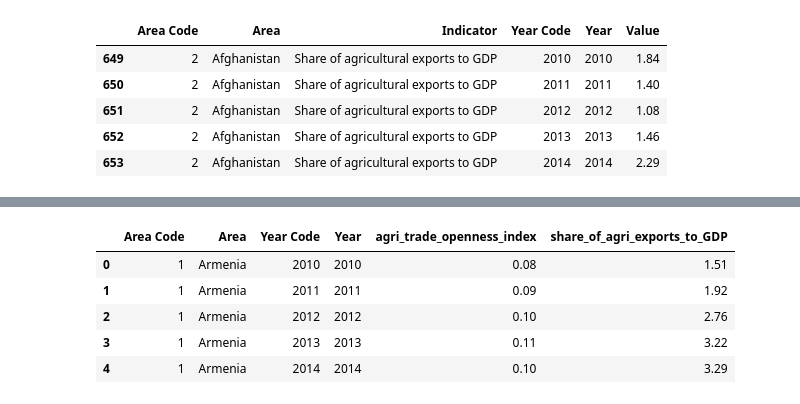
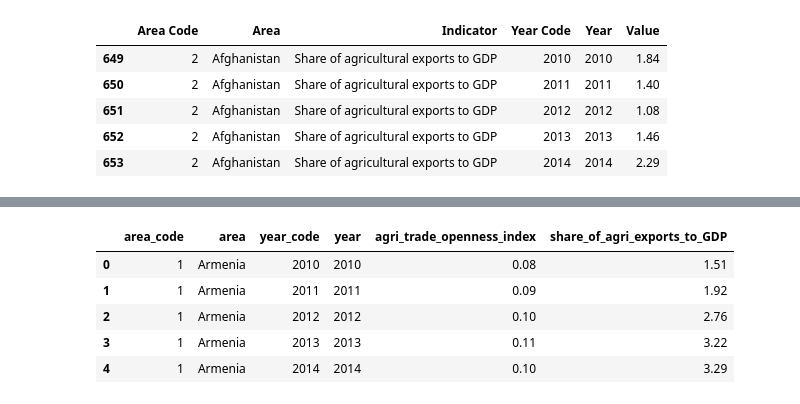
Before and after one commit to Leonidus1995/farmer-prices-forecasting, a Jupyter notebook: files_data_cleaning/trade_indicators.ipynb, the cells around one changed output, grey strips where cells are left out. Saved outputs shown, nothing was run; the diff lists cells and outputs as text; code cells hidden in the pictures.

```diff
--- a/files_data_cleaning/trade_indicators.ipynb
+++ b/files_data_cleaning/trade_indicators.ipynb
@@ -4,7 +4,7 @@ import pandas as pd
 import numpy as np
 # %%
 # Loading raw data file
-raw_data = pd.read_csv('/Users/gurjitsingh/Desktop/MS Data Science/MS_Project_Python/Datasets_MS_Project/Trade_CropsLivestockIndicators_E_All_Data_(Normalized)/Trade_CropsLivestockIndicators_E_All_Data_(Normalized).csv')
+raw_data = pd.read_csv('/Users/gurjitsingh/Desktop/MS Data Science/MS_Project_Python/raw_datasets/Trade_CropsLivestockIndicators_E_All_Data_(Normalized)/Trade_CropsLivestockIndicators_E_All_Data_(Normalized).csv')
 raw_data.head()
 # %% [output]
 |  | Area Code | Area Code (M49) | Area | Item Code | Item Code (CPC) | Item | Indicator Code | Indicator | ... |
@@ -240,14 +240,18 @@ pivoted_data_agri.head()
 # %%
 # renaming columns
 cleaned_data_agri = pivoted_data_agri.rename(
     columns = {
+        'Area Code': 'area_code',
+        'Area': 'area',
+        'Year Code': 'year_code',
+        'Year': 'year',
         'Agricultural trade openness index': 'agri_trade_openness_index',
         'Share of agricultural exports to GDP': 'share_of_agri_exports_to_GDP'
     }
 )
 cleaned_data_agri.head()
 # %% [output]
-|  | Area Code | Area | Year Code | Year | agri_trade_openness_index | share_of_agri_exports_to_GDP |
+|  | area_code | area | year_code | year | agri_trade_openness_index | share_of_agri_exports_to_GDP |
 | 0 | 1 | Armenia | 2010 | 2010 | 0.08 | 1.51 |
 | 1 | 1 | Armenia | 2011 | 2011 | 0.09 | 1.92 |
 | 2 | 1 | Armenia | 2012 | 2012 | 0.10 | 2.76 |
```
Also changed, not shown: parts of 2 cells of this notebook, 4 other files.
